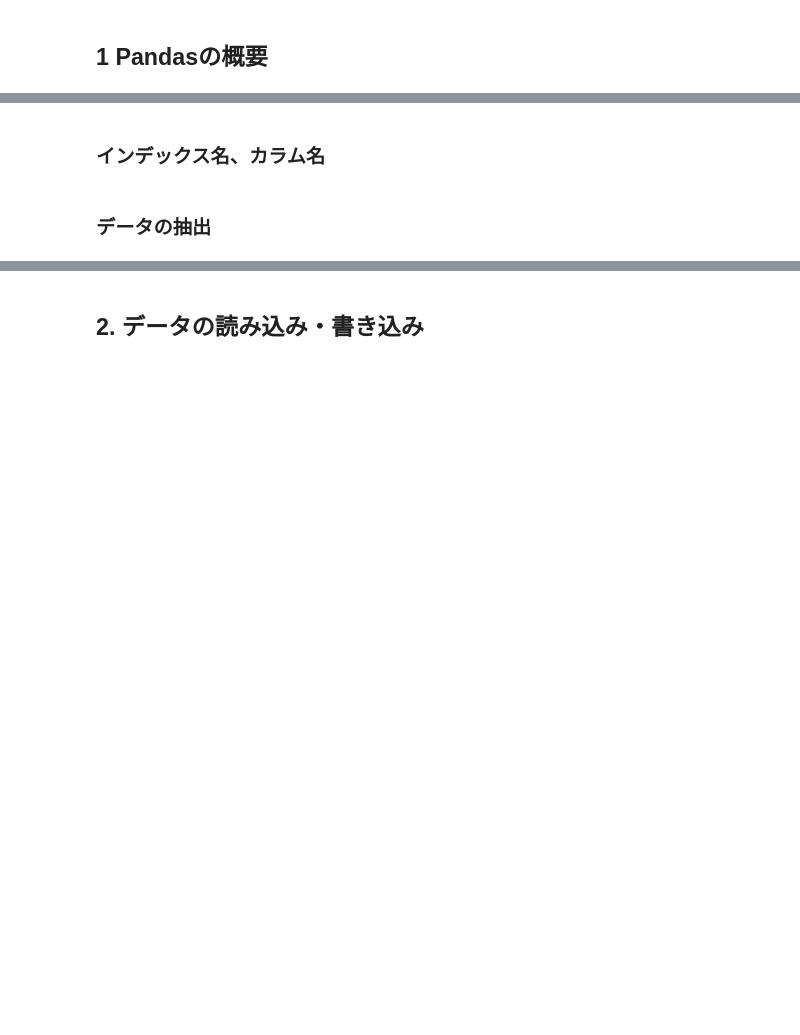
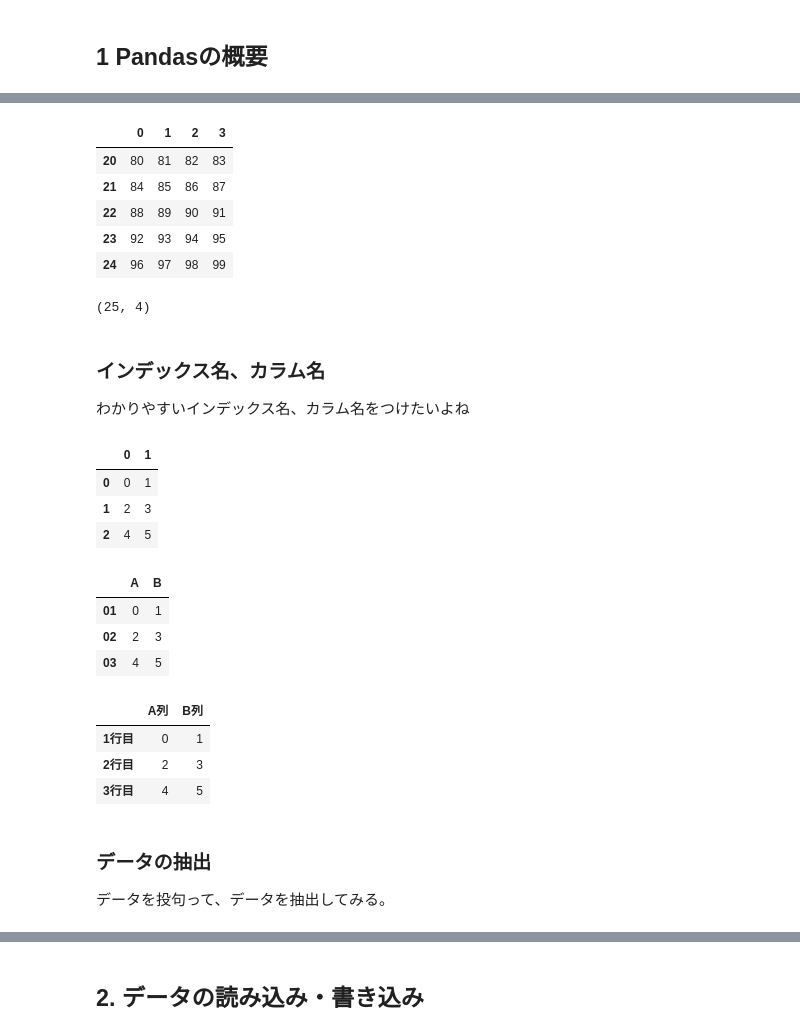
Before and after one commit to ysdrich-lab/python-notebook, a Jupyter notebook: Chapter4.ipynb, the cells around one changed output, grey strips where cells are left out. Saved outputs shown, nothing was run; the diff lists cells and outputs as text; code cells hidden in the pictures; blank space fills up the shorter version.

```diff
--- a/Chapter4.ipynb
+++ b/Chapter4.ipynb
@@ -752,4 +815,46 @@ a.sum()
+# %%
+df.tail() # 末尾5行を出力するよ
+# %% [output]
+|  | 0 | 1 | 2 | 3 |
+| 20 | 80 | 81 | 82 | 83 |
+| 21 | 84 | 85 | 86 | 87 |
+| 22 | 88 | 89 | 90 | 91 |
+| 23 | 92 | 93 | 94 | 95 |
+| 24 | 96 | 97 | 98 | 99 |
+# %%
+df.shape # 列数、行数を出力するよ
+# %% [output]
+(25, 4)
 # %% [markdown]
 ### インデックス名、カラム名
+わかりやすいインデックス名、カラム名をつけたいよね
+# %%
+df = pd.DataFrame(np.arange(6).reshape((3,2)))
+df
+# %% [output]
+|  | 0 | 1 |
+| 0 | 0 | 1 |
+| 1 | 2 | 3 |
+| 2 | 4 | 5 |
+# %%
+df.index = ['01','02','03']
+df.columns = ['A','B']
+df
+# %% [output]
+|  | A | B |
+| 01 | 0 | 1 |
+| 02 | 2 | 3 |
+| 03 | 4 | 5 |
+# %%
+named_df = pd.DataFrame(np.arange(6).reshape((3,2)),
+                        columns=['A列','B列'],
+                        index = ['1行目','2行目','3行目'])
+named_df
+# %% [output]
+|  | A列 | B列 |
+| 1行目 | 0 | 1 |
+| 2行目 | 2 | 3 |
+| 3行目 | 4 | 5 |
 # %% [markdown]
 ### データの抽出
+データを投句って、データを抽出してみる。
```
Also changed, not shown: parts of 23 cells of this notebook.
